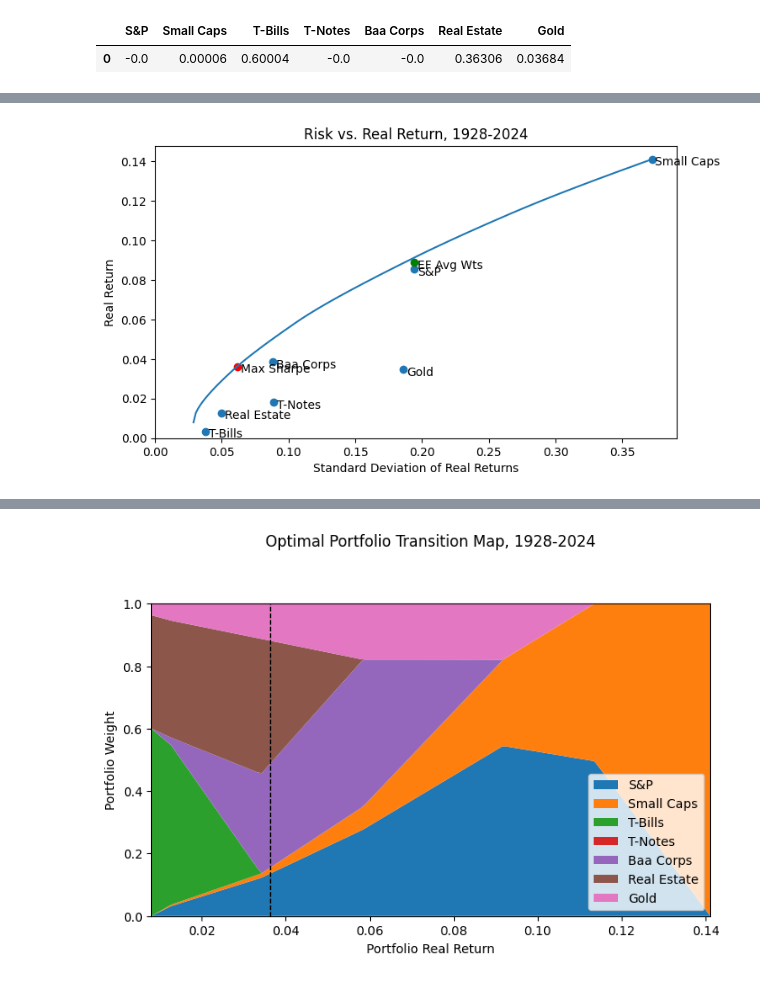
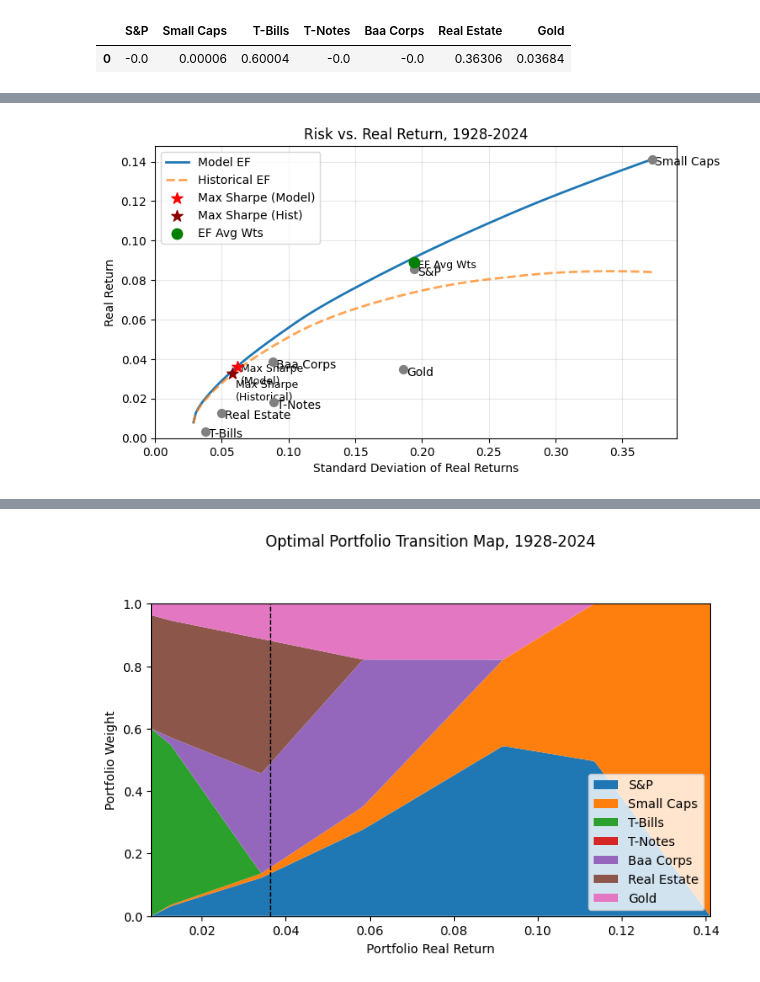
Before and after one commit to druce/portfolio_optimization, a Jupyter notebook: po-fixed.ipynb, the cells around one changed output, grey strips where cells are left out. Cells and saved outputs as stored; diff of their text form; code cells hidden in the pictures.

```diff
--- a/po-fixed.ipynb
+++ b/po-fixed.ipynb
@@ -528,6 +592,9 @@ ret_df['std'] = [results_dict[v][1] for v in ret_df['vol']]
 for i, colname in enumerate(labels):
     ret_df[colname] = [results_dict[v][2][i] for v in ret_df['vol']]
 
+# Add historical metrics
+ret_df = add_historical_metrics(ret_df, df, labels)
+
 ret_df
 # %% [output]
 |  | i | vol | return | std | S&P | Small Caps | T-Bills | T-Notes | Baa Corps | Real Estate | ... |
@@ -552,7 +619,8 @@ def plot_efrontier(ret_df, df, asset_vols, mu,
                    xlabel="Standard Deviation of Real Returns",
                    ylabel="Real Return",
                    title=None,
-                   risk_free_rate=0):
+                   risk_free_rate=0,
+                   show_historical=True):
     """
     Plot efficient frontier with individual assets and key portfolios.
 
@@ -574,20 +642,30 @@ def plot_efrontier(ret_df, df, asset_vols, mu,
         Plot title (defaults to date range)
     risk_free_rate : float
         Risk-free rate for Sharpe ratio calculation
+    show_historical : bool
+        If True, plot historical frontier alongside model frontier
 
     Returns
     -------
     tuple
         (max_sharpe_return, max_sharpe_std, avg_ret_mean, avg_ret_std)
     """
-    # Compute Sharpe ratios
+    # Compute Sharpe ratios (model-based)
     ret_df["Sharpe"] = (ret_df["return"] - risk_free_rate) / ret_df["std"]
 
-    # Find max Sharpe portfolio
+    # Find max Sharpe portfolio (model-based)
     max_sharpe_index = ret_df["Sharpe"].idxmax()
     max_sharpe_return = ret_df.loc[max_sharpe_index, "return"]
     max_sharpe_std = ret_df.loc[max_sharpe_index, "std"]
     max_sharpe_ratio = ret_df.loc[max_sharpe_index, "Sharpe"]
+
+    # Compute historical Sharpe ratios if available
+    if 'hist_return' in ret_df.columns and 'hist_std' in ret_df.columns:
+        ret_df["hist_Sharpe"] = (ret_df["hist_return"] - risk_free_rate) / ret_df["hist_std"]
+        max_hist_sharpe_index = ret_df["hist_Sharpe"].idxmax()
+        max_hist_sharpe_return = ret_df.loc[max_hist_sharpe_index, "hist_return"]
+        max_hist_sharpe_std = ret_df.loc[max_hist_sharpe_index, "hist_std"]
+        max_hist_sharpe_ratio = ret_df.loc[max_hist_sharpe_index, "hist_Sharpe"]
 
     # Compute average efficient frontier portfolio
     asset_names = [t for t in ['TIPS', 'T-Bills', 'Real Estate', 'T-Notes',
@@ -601,7 +679,15 @@ def plot_efrontier(ret_df, df, asset_vols, mu,
 
     # Create plot
     plt.figure(figsize=(8, 4.5))
-    plt.plot(ret_df['std'], ret_df['return'])
+
+    # Plot model-based efficient frontier
+    plt.plot(ret_df['std'], ret_df['return'], label='Model EF', linewidth=2)
+
+    # Plot historical efficient frontier if requested
+    if show_historical and 'hist_return' in ret_df.columns:
+        plt.plot(ret_df['hist_std'], ret_df['hist_return'],
+                label='Historical EF', linestyle='--', linewidth=2, alpha=0.7)
+
     plt.xlim(left=0, right=max(asset_vols) * 1.05)
     plt.ylim(bottom=min(0, min(mu)))
 
@@ -611,7 +697,7 @@ def plot_efrontier(ret_df, df, asset_vols, mu,
     plt.title(plot_title)
 
     # Plot individual assets
-    plt.scatter(asset_vols, mu)
+    plt.scatter(asset_vols, mu, color='gray', s=50, zorder=5)
     xoffset = 0.0025
     yoffset = 0.0015
     asset_labels = df.columns
@@ -620,41 +706,72 @@ def plot_efrontier(ret_df, df, asset_vols, mu,
                     xycoords='data', horizontalalignment='left',
                     verticalalignment='top')
 
-    # Plot max Sharpe portfolio
-    plt.scatter([max_sharpe_std], [max_sharpe_return], color='red')
-    plt.annotate("Max Sharpe", xy=(max_sharpe_std + xoffset, max_sharpe_return + yoffset),
+    # Plot max Sharpe portfolio (model)
+    plt.scatter([max_sharpe_std], [max_sharpe_return], color='red', s=100,
+               marker='*', label='Max Sharpe (Model)', zorder=10)
+    plt.annotate("Max Sharpe\n(Model)", xy=(max_sharpe_std + xoffset, max_sharpe_return + yoffset),
                 xycoords='data', horizontalalignment='left',
-                verticalalignment='top')
+                verticalalignment='top', fontsize=9)
+
+    # Plot max Sharpe portfolio (historical) if available
+    if show_historical and 'hist_return' in ret_df.columns:
+        plt.scatter([max_hist_sharpe_std], [max_hist_sharpe_return],
+                   color='darkred', s=100, marker='*',
+                   label='Max Sharpe (Hist)', zorder=10)
+        plt.annotate("Max Sharpe\n(Historical)",
+                    xy=(max_hist_sharpe_std + xoffset, max_hist_sharpe_return - yoffset*2),
+                    xycoords='data', horizontalalignment='left',
+                    verticalalignment='top', fontsize=9)
 
     # Plot average EF portfolio
-    plt.scatter([avg_ret_std], [avg_ret_mean], color='green')
+    plt.scatter([avg_ret_std], [avg_ret_mean], color='green', s=80,
+               marker='o', label='EF Avg Wts', zorder=10)
     plt.annotate("EF Avg Wts", xy=(avg_ret_std + xoffset, avg_ret_mean + yoffset),
                 xycoords='data', horizontalalignment='left',
-                verticalalignment='top')
+                verticalalignment='top', fontsize=9)
 
+    plt.legend(loc='best')
+    plt.grid(alpha=0.3)
     plt.show()
 
     # Print statistics
-    print("Max Sharpe Portfolio:")
+    print("="*60)
+    print("MODEL-BASED Max Sharpe Portfolio:")
     print(f"Real Return:  {100 * max_sharpe_return:3.2f}%")
     print(f"SD:           {100 * max_sharpe_std:3.2f}%")
     print(f"Sharpe Ratio: {max_sharpe_ratio:3.3f}")
     for col in asset_names:
-        print(f"{col}: {100 * ret_df.loc[max_sharpe_index, col]:3.1f}%")
+        wt = ret_df.loc[max_sharpe_index, col]
+        if wt > 0.001:  # Only show non-zero weights
+            print(f"{col}: {100*wt:3.1f}%")
+
+    if 'hist_return' in ret_df.columns:
+        print()
+        print("HISTORICAL Max Sharpe Portfolio:")
+        print(f"Real Return:  {100 * max_hist_sharpe_return:3.2f}%")
+        print(f"SD:           {100 * max_hist_sharpe_std:3.2f}%")
+        print(f"Sharpe Ratio: {max_hist_sharpe_ratio:3.3f}")
+        for col in asset_names:
+            wt = ret_df.loc[max_hist_sharpe_index, col]
+            if wt > 0.001:
+                print(f"{col}: {100*wt:3.1f}%")
 
     print()
     print("Average over efficient frontier:")
     print(f"Real Return:  {100 * avg_ret_mean:3.2f}%")
     print(f"SD:           {100 * avg_ret_std:3.2f}%")
     print(f"Sharpe Ratio: {avg_ret_mean / avg_ret_std:3.3f}")
     for col in asset_names:
-        print(f"{col}: {100 * mean_wts[col]:3.1f}%")
+        wt = mean_wts[col]
+        if wt > 0.001:
+            print(f"{col}: {100*wt:3.1f}%")
+    print("="*60)
 
     return max_sharpe_return, max_sharpe_std, avg_ret_mean, avg_ret_std
 
 
 max_sharpe_return, max_sharpe_std, avg_ret_mean, avg_ret_std = plot_efrontier(
-    ret_df, df, asset_vols, mu
+    ret_df, df, asset_vols, mu, show_historical=True
 )
 # %% [output]
-[figure, old version]
+[figure, new version]
```
Also changed, not shown: parts of 9 cells of this notebook.
